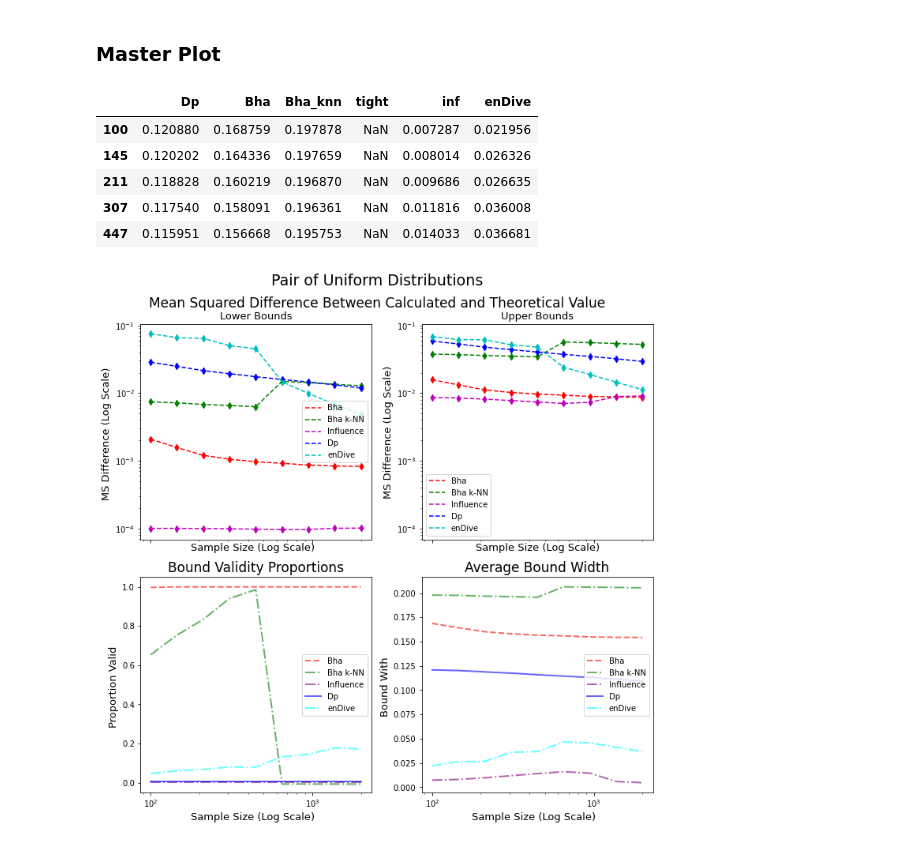
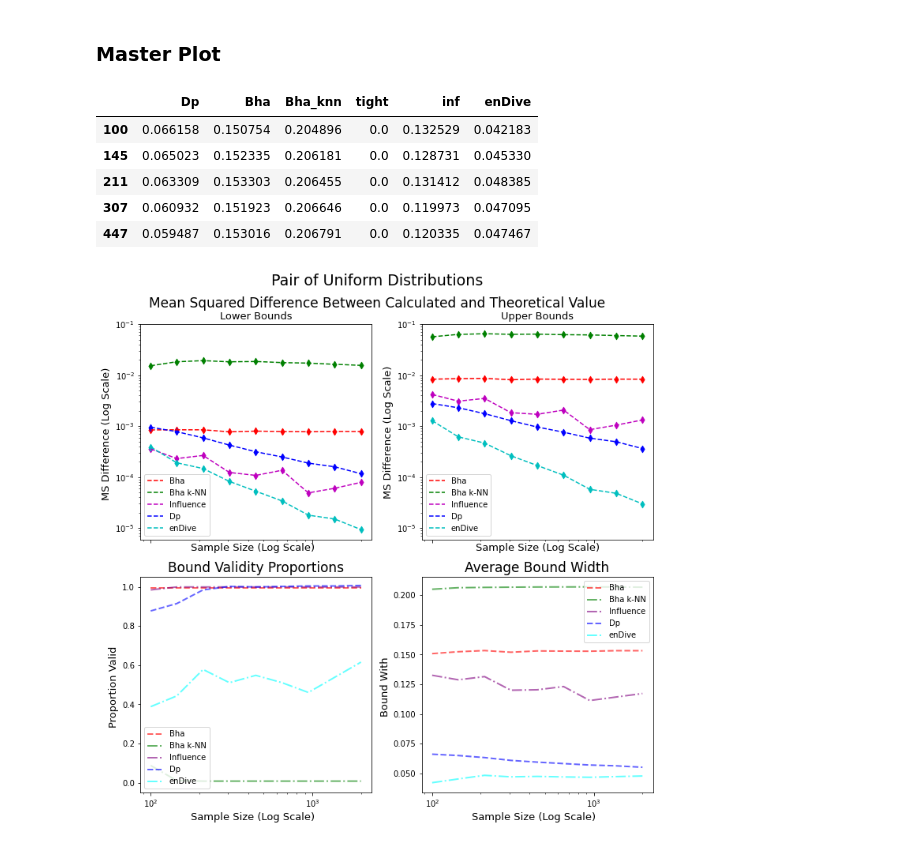
Before and after one commit to rj-may/BER_Bounds_Eval, a Jupyter notebook: alt_distr/paired_uniforms.ipynb, the cells around one changed output. Drawn from its saved outputs; the diff is of its cells as text; code cells hidden in the pictures.

Commit message:
big commit can now calculate a lot more things such as boundary things

```diff
--- a/alt_distr/paired_uniforms.ipynb
+++ b/alt_distr/paired_uniforms.ipynb
@@ -34,7 +34,7 @@ from modules.data_gen import data_gen
 # %%
 PICKLED =True
 
-dim_str  = "15"
+dim_str  = "3"
 # %%
 file_path = 'sim_data/paired_uniforms' + dim_str+'.pkl' # DONT FORGET TO CHANGE ME IF YOU COPY AND PASTE
 
@@ -534,11 +588,11 @@ bound_width_df = pd.DataFrame(lst, index = sample_sizes)
 bound_width_df.head()
 # %% [output]
 |  | Dp | Bha | Bha_knn | tight | inf | enDive |
-| 100 | 0.120880 | 0.168759 | 0.197878 | NaN | 0.007287 | 0.021956 |
-| 145 | 0.120202 | 0.164336 | 0.197659 | NaN | 0.008014 | 0.026326 |
-| 211 | 0.118828 | 0.160219 | 0.196870 | NaN | 0.009686 | 0.026635 |
-| 307 | 0.117540 | 0.158091 | 0.196361 | NaN | 0.011816 | 0.036008 |
-| 447 | 0.115951 | 0.156668 | 0.195753 | NaN | 0.014033 | 0.036681 |
+| 100 | 0.066158 | 0.150754 | 0.204896 | 0.0 | 0.132529 | 0.042183 |
+| 145 | 0.065023 | 0.152335 | 0.206181 | 0.0 | 0.128731 | 0.045330 |
+| 211 | 0.063309 | 0.153303 | 0.206455 | 0.0 | 0.131412 | 0.048385 |
+| 307 | 0.060932 | 0.151923 | 0.206646 | 0.0 | 0.119973 | 0.047095 |
+| 447 | 0.059487 | 0.153016 | 0.206791 | 0.0 | 0.120335 | 0.047467 |
 # %%
 
 fs =13
@@ -621,7 +675,7 @@ ax.set_xscale('log', base=10)
 ax.plot(df_noise["Bha"],'r--', label='Bha', alpha = overlapping, linewidth=lw )
 ax.plot(df_noise["Bha_knn"],'g-.', label='Bha k-NN', alpha = overlapping, linewidth = lw)
 ax.plot(df_noise["inf"],'purple',ls = "-.", label='Influence', alpha = overlapping, linewidth = lw)
-ax.plot(df_noise["Dp"], 'b-',  label='Dp', alpha = overlapping, linewidth = lw)
+ax.plot(df_noise["Dp"], 'b--',  label='Dp', alpha = overlapping, linewidth = lw)
 ax.plot(df_noise["enDive"],'cyan',ls = "-.", label='enDive', alpha = overlapping, linewidth = lw)
 
 # ax.set_xticks(sample_sizes)
@@ -633,32 +687,32 @@ ax.legend()
 
 
 
 ax = axes[1][1]
 
 ax.set_xscale('log', base=10)
 # ax.set_yscale('log', base=10)
 
 
 ax.plot(bound_width_df["Bha"],'r--', label='Bha', alpha = overlapping, linewidth=lw )
 ax.plot(bound_width_df["Bha_knn"],'g-.', label='Bha k-NN', alpha = overlapping, linewidth = lw)
 ax.plot(bound_width_df["inf"],'purple',ls = "-.", label='Influence', alpha = overlapping, linewidth = lw)
-ax.plot(bound_width_df["Dp"], 'b-',  label='Dp', alpha = overlapping, linewidth = lw)
+ax.plot(bound_width_df["Dp"], 'b--',  label='Dp', alpha = overlapping, linewidth = lw)
 ax.plot(bound_width_df["enDive"],'cyan',ls = "-.", label='enDive', alpha = overlapping, linewidth = lw)
 
 # ax.set_xticks(sample_sizes)
 ax.set_xlabel("Sample Size (Log Scale)  ", fontsize = fs)
 ax.set_ylabel("Bound With ", fontsize=fs)
 # ax.set_ylim(0.0, 0.3)
 ax.set_title("Average Bound Width" , fontsize = fs +4)
 ax.legend()
 
 
 fig.tight_layout(rect=[0, 0, 1, 0.97])  # Leave space for the common title
 
 # ax.set_xticks(sample_sizes)
 
 file_name = r"alt_distr/images/paired_uniform_master"+dim_str+ ".png"
 plt.savefig(file_name,facecolor=(1,1,1,1),  bbox_inches='tight', dpi= dpi)
 plt.show()
 # %% [output]
-[figure, old version]
+[figure, new version]
```
Also changed, not shown: parts of 9 cells of this notebook, 27 other files.
